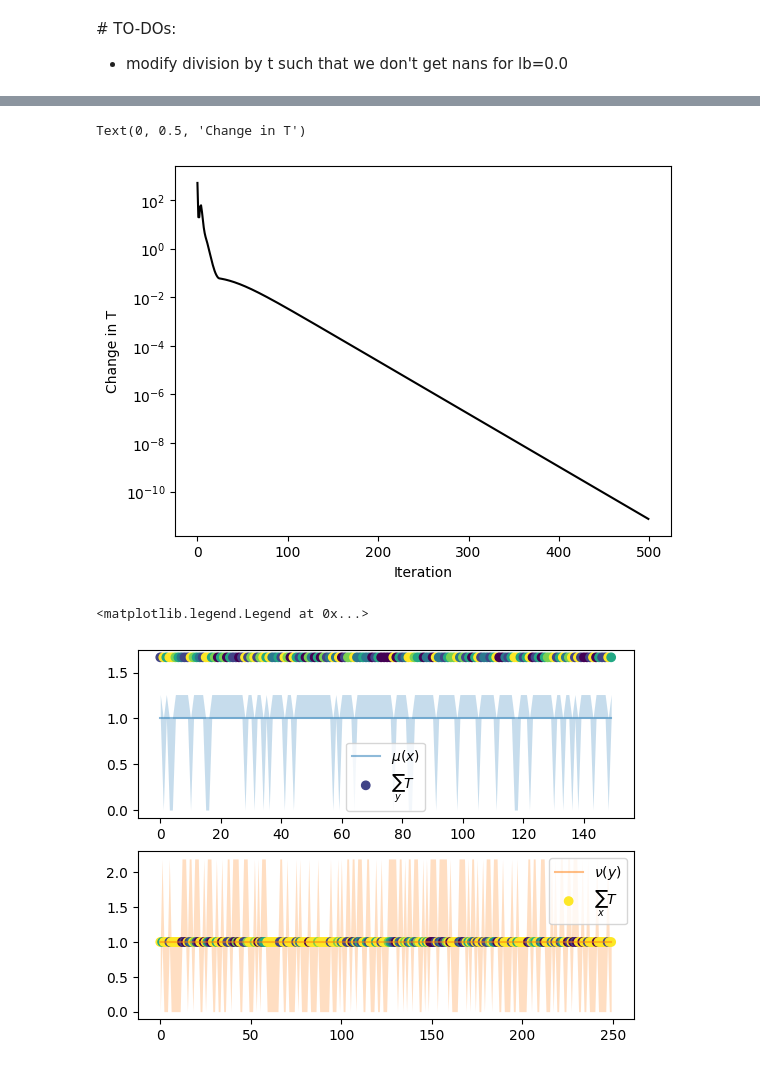
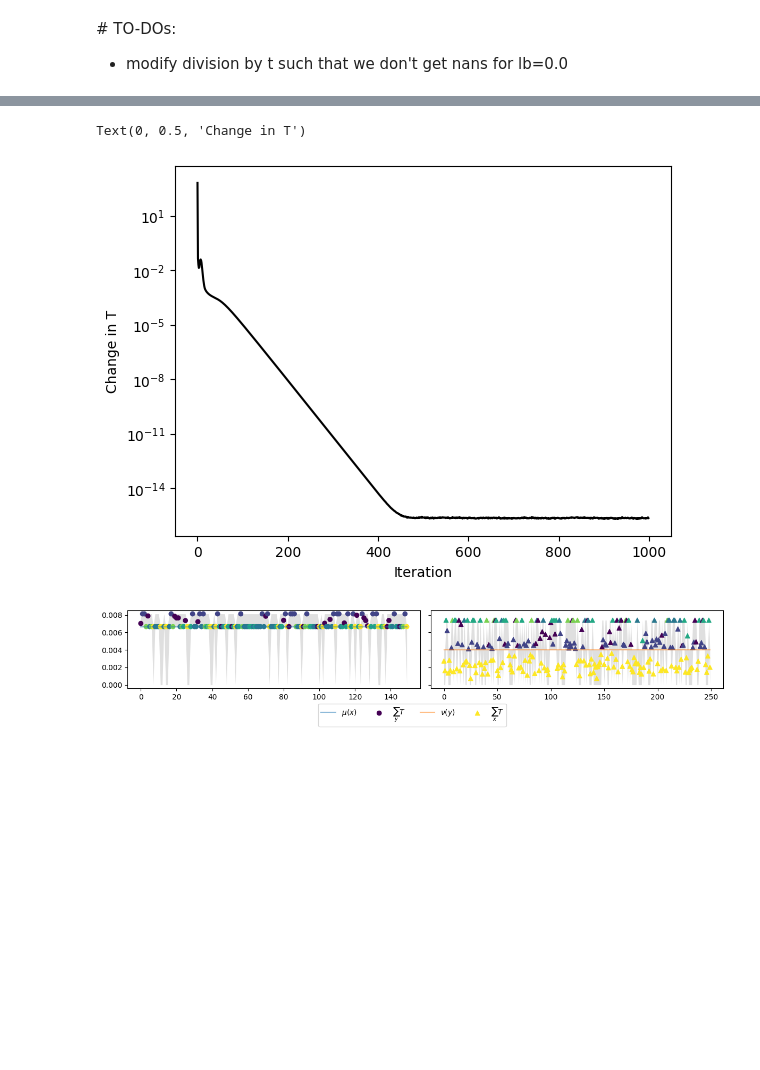
Before and after one commit to Langbridge/constrained-ot, a Jupyter notebook: bound-paper/dykstra-for-da.ipynb, the cells around one changed output, grey strips where cells are left out. Cells and saved outputs as stored; diff of their text form; code cells hidden in the pictures; blank space fills up the shorter version.

```diff
--- a/bound-paper/dykstra-for-da.ipynb
+++ b/bound-paper/dykstra-for-da.ipynb
@@ -7,28 +7,28 @@ from ott.geometry.costs import SqEuclidean
 # %%
 def C_row_upper(T, q, mu, p_max): # upper bound
     t = T * q
-    mu = np.minimum(mu, p_max) # scale to either remain the same or push to bound
+    mu = np.minimum(np.sum(T, axis=1), p_max) # scale to either remain the same or push to bound
     T = t * np.divide(mu[:,None], np.sum(t, axis=1, keepdims=True))
     q = np.divide(t, T, out=np.ones_like(T), where=(T != 0.0)) # adjust for zeros in the plan
     return T, q, mu
 
 def C_row_lower(T, q, mu, p_min): # lower bound
     t = T * q
-    mu = np.maximum(mu, p_min) # scale to either remain the same or push to bound
+    mu = np.maximum(np.sum(T, axis=1), p_min) # scale to either remain the same or push to bound
     T = t * np.divide(mu[:,None], np.sum(t, axis=1, keepdims=True))
     q = np.divide(t, T, out=np.ones_like(T), where=(T != 0.0)) # adjust for zeros in the plan
     return T, q, mu
 
 def C_col_upper(T, q, nu, p_max): # upper bound
     t = T * q
-    nu = np.minimum(nu, p_max) # scale to either remain the same or push to bound
+    nu = np.minimum(np.sum(T, axis=0), p_max) # scale to either remain the same or push to bound
     T = t * np.divide(nu[None,:], np.sum(t, axis=0, keepdims=True))
     q = np.divide(t, T, out=np.ones_like(T), where=(T != 0.0))
     return T, q, nu
 
 def C_col_lower(T, q, nu, p_min): # lower bound
     t = T * q
-    nu = np.maximum(nu, p_min) # scale to either remain the same or push to bound
+    nu = np.maximum(np.sum(T, axis=0), p_min) # scale to either remain the same or push to bound
     T = t * np.divide(nu[None,:], np.sum(t, axis=0, keepdims=True))
     q = np.divide(t, T, out=np.ones_like(T), where=(T != 0.0))
     return T, q, nu
@@ -39,7 +39,7 @@ gamma_r = 10.0 # row constraints
 
 num_a = 150
 num_b = 250
-num_iters = int(5e2)
+num_iters = int(1e3)
 # %%
 # locs
 a = np.arange(num_a)
@@ -47,11 +47,11 @@ b = np.arange(num_b)
 
 # weights
 mu = np.ones_like(a, dtype=np.float64)
-# mu /= np.sum(mu)
+mu /= np.sum(mu)
 mu_0 = mu.copy()
 
 nu = np.ones_like(b, dtype=np.float64)
-# nu /= np.sum(nu)
+nu /= np.sum(nu)
 nu_0 = nu.copy()
 
 # classes
@@ -138,23 +138,25 @@ ax.set_xlabel('Iteration')
 ax.set_ylabel('Change in T')
 # %% [output]
 Text(0, 0.5, 'Change in T')
-[figure, old version]
+[figure, new version]
 # %%
-fig, axs = plt.subplots(2)
+fig, axs = plt.subplots(1, 2, figsize=(12,2), sharey='all')
 
 axs[0].plot(a, mu_0, label=r'$\mu(x)$', c='tab:blue', alpha=0.5)
 # axs[0].plot(a, m_ub, c='tab:blue', alpha=0.5, linestyle='dashed')
 # axs[0].plot(a, m_lb, c='tab:blue', alpha=0.5, linestyle='dashed')
-axs[0].fill_between(a, m_ub, m_lb, alpha=0.25, color='tab:blue', lw=0)
+axs[0].fill_between(a, m_ub, m_lb, alpha=0.25, color='grey', lw=0)
 
 axs[1].plot(b, nu_0, label=r'$\nu(y)$', c='tab:orange', alpha=0.5)
-axs[1].fill_between(b, n_ub, n_lb, alpha=0.25, color='tab:orange', lw=0)
+axs[1].fill_between(b, n_ub, n_lb, alpha=0.25, color='grey', lw=0)
 
-axs[0].scatter(a, np.sum(T, axis=1), label=r'$\sum_y  T$', c=a_cls)
-axs[1].scatter(b, np.sum(T, axis=0), label=r'$\sum_x  T$', c=b_cls)
+axs[0].scatter(a, np.sum(T, axis=1), label=r'$\sum_y  T$', c=a_cls, marker='o')
+axs[1].scatter(b, np.sum(T, axis=0), label=r'$\sum_x  T$', c=b_cls, marker='^')
 
-axs[0].legend()
-axs[1].legend()
+# axs[0].legend()
+# axs[1].legend()
+
+fig.legend(loc='lower center', ncols=4, bbox_to_anchor=(0.5, -0.2))
+fig.tight_layout()
 # %% [output]
-<matplotlib.legend.Legend at 0x...>
-[figure, old version]
+[figure, new version]
```
Also changed, not shown: parts of 6 cells of this notebook.
